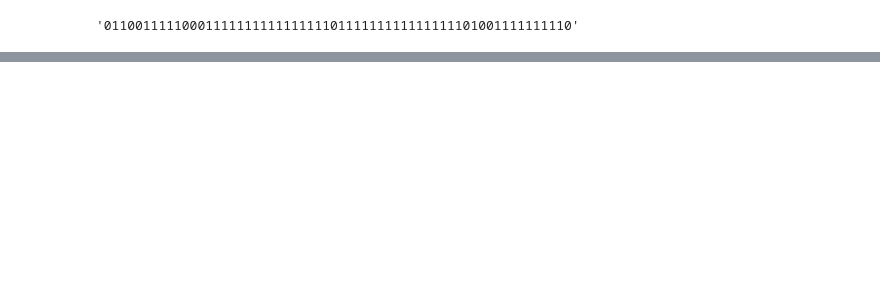
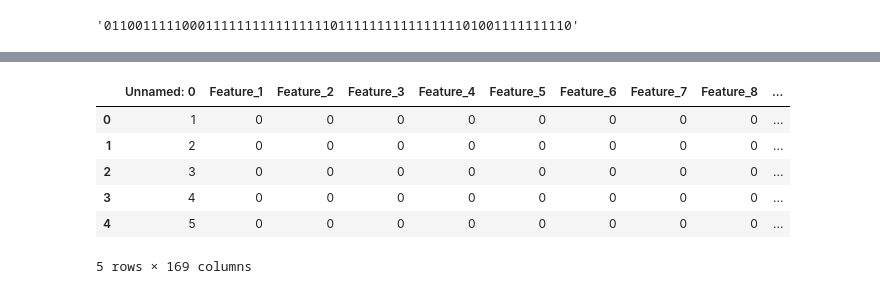
Before and after one commit to mdrazak2001/AdverseDrugReactions, a Jupyter notebook: fingerprinting.ipynb, the cells around one changed output, grey strips where cells are left out. Cells and saved outputs as stored; diff of their text form; code cells hidden in the pictures; blank space fills up the shorter version.

```diff
--- a/fingerprinting.ipynb
+++ b/fingerprinting.ipynb
@@ -78,0 +212,12 @@ df.to_csv('fingerprint.csv')
+# %%
+new_df = pd.read_csv('167_features.csv')
+# %%
+new_df.head()
+# %% [output]
+|  | Unnamed: 0 | Feature_1 | Feature_2 | Feature_3 | Feature_4 | Feature_5 | Feature_6 | Feature_7 | Feature_8 | ... |
+| 0 | 1 | 0 | 0 | 0 | 0 | 0 | 0 | 0 | 0 | ... |
+| 1 | 2 | 0 | 0 | 0 | 0 | 0 | 0 | 0 | 0 | ... |
+| 2 | 3 | 0 | 0 | 0 | 0 | 0 | 0 | 0 | 0 | ... |
+| 3 | 4 | 0 | 0 | 0 | 0 | 0 | 0 | 0 | 0 | ... |
+| 4 | 5 | 0 | 0 | 0 | 0 | 0 | 0 | 0 | 0 | ... |
+5 rows × 169 columns
```
Also changed, not shown: parts of 31 cells of this notebook, 2 other files.
